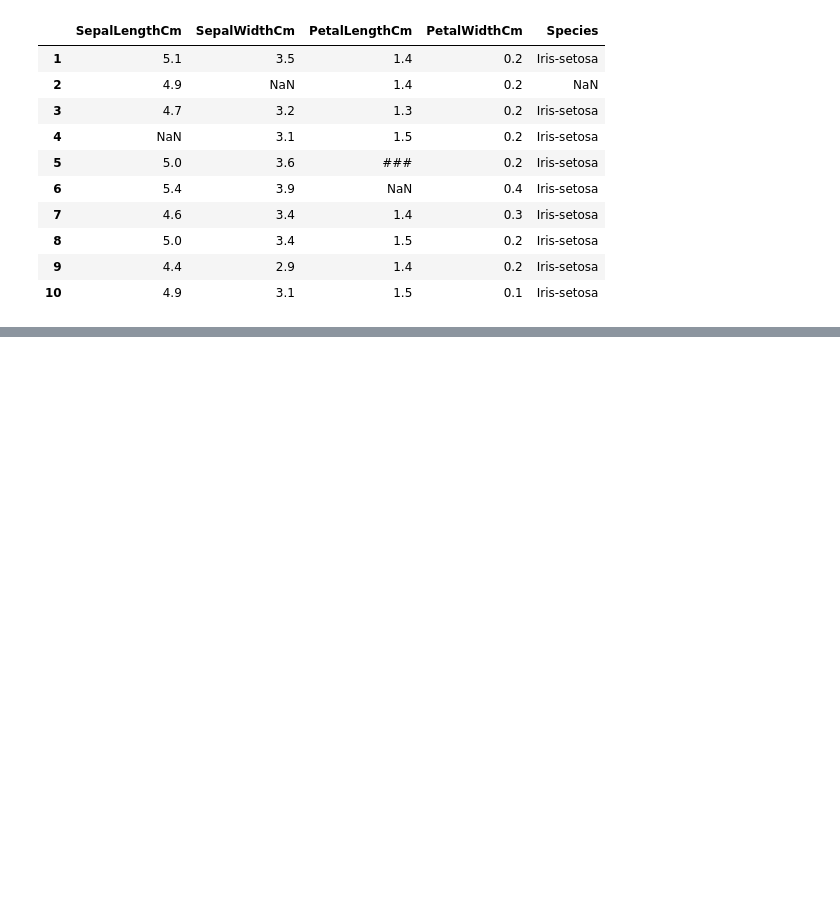
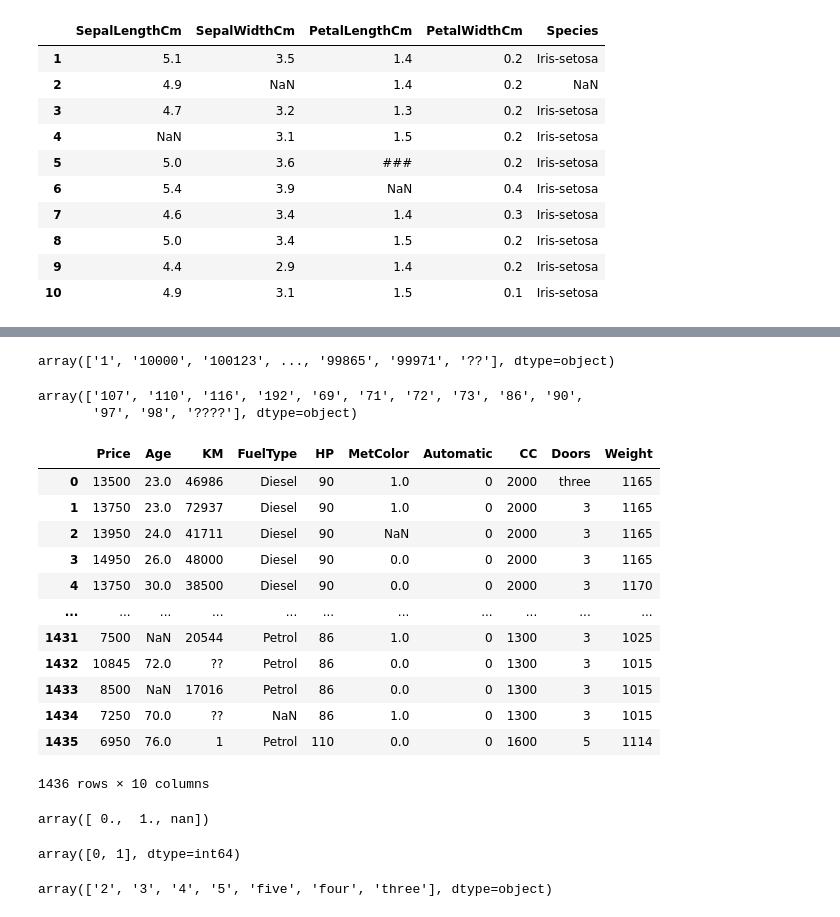
Before and after one commit to iammahendragit/Data_Science, a Jupyter notebook: Data Analysis using pandas and numpy/pandas.ipynb, the cells around one changed output, grey strips where cells are left out. Cells and saved outputs as stored; diff of their text form; code cells hidden in the pictures; blank space fills up the shorter version.

```diff
--- a/Data Analysis using pandas and numpy/pandas.ipynb
+++ b/Data Analysis using pandas and numpy/pandas.ipynb
@@ -55,0 +272,38 @@ data_csv.head(10)
+# %%
+import numpy as np
+np.unique(cars_data['KM'])
+# %% [output]
+array(['1', '10000', '100123', ..., '99865', '99971', '??'], dtype=object)
+# %%
+np.unique(cars_data['HP'])
+# %% [output]
+array(['107', '110', '116', '192', '69', '71', '72', '73', '86', '90',
+       '97', '98', '????'], dtype=object)
+# %%
+cars_data
+# %% [output]
+|  | Price | Age | KM | FuelType | HP | MetColor | Automatic | CC | Doors | Weight |
+| 0 | 13500 | 23.0 | 46986 | Diesel | 90 | 1.0 | 0 | 2000 | three | 1165 |
+| 1 | 13750 | 23.0 | 72937 | Diesel | 90 | 1.0 | 0 | 2000 | 3 | 1165 |
+| 2 | 13950 | 24.0 | 41711 | Diesel | 90 | NaN | 0 | 2000 | 3 | 1165 |
+| 3 | 14950 | 26.0 | 48000 | Diesel | 90 | 0.0 | 0 | 2000 | 3 | 1165 |
+| 4 | 13750 | 30.0 | 38500 | Diesel | 90 | 0.0 | 0 | 2000 | 3 | 1170 |
+| ... | ... | ... | ... | ... | ... | ... | ... | ... | ... | ... |
+| 1431 | 7500 | NaN | 20544 | Petrol | 86 | 1.0 | 0 | 1300 | 3 | 1025 |
+| 1432 | 10845 | 72.0 | ?? | Petrol | 86 | 0.0 | 0 | 1300 | 3 | 1015 |
+| 1433 | 8500 | NaN | 17016 | Petrol | 86 | 0.0 | 0 | 1300 | 3 | 1015 |
+| 1434 | 7250 | 70.0 | ?? | NaN | 86 | 1.0 | 0 | 1300 | 3 | 1015 |
+| 1435 | 6950 | 76.0 | 1 | Petrol | 110 | 0.0 | 0 | 1600 | 5 | 1114 |
+1436 rows × 10 columns
+# %%
+np.unique(cars_data['MetColor'])
+# %% [output]
+array([ 0.,  1., nan])
+# %%
+np.unique(cars_data['Automatic'])
+# %% [output]
+array([0, 1], dtype=int64)
+# %%
+np.unique(cars_data['Doors'])
+# %% [output]
+array(['2', '3', '4', '5', 'five', 'four', 'three'], dtype=object)
```
Also changed, not shown: parts of 31 cells of this notebook.
